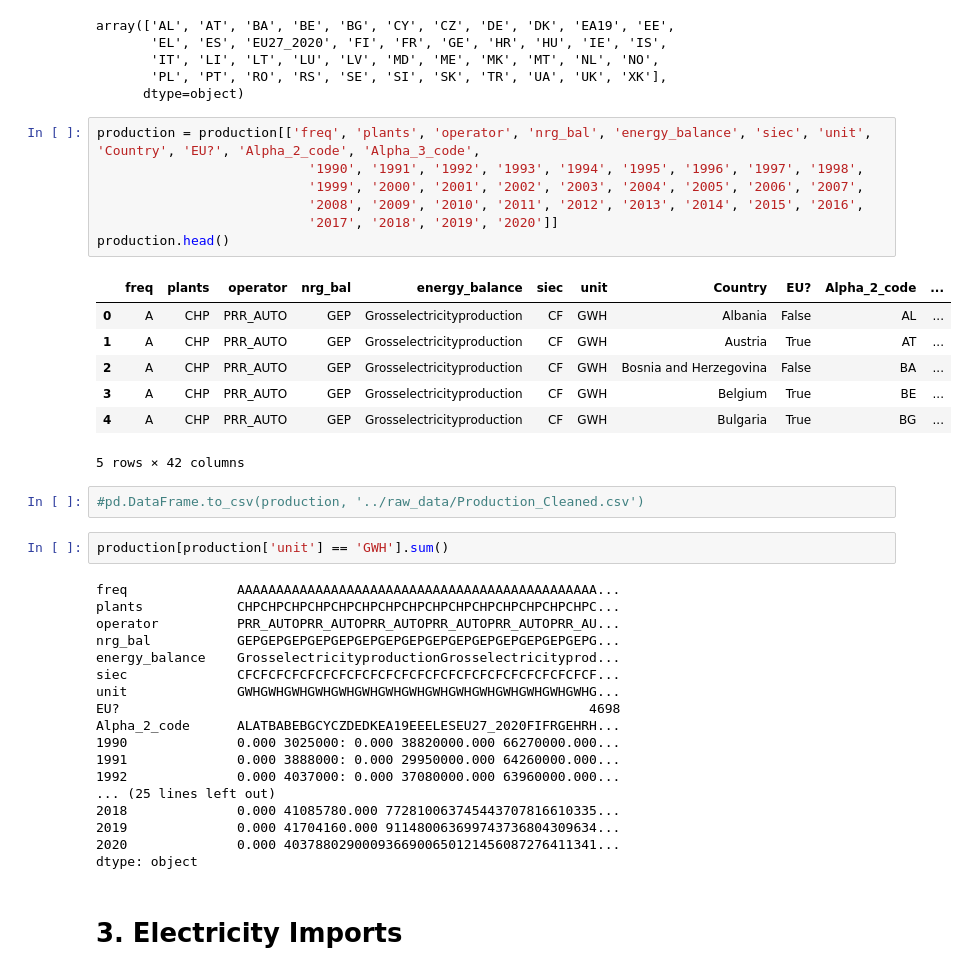
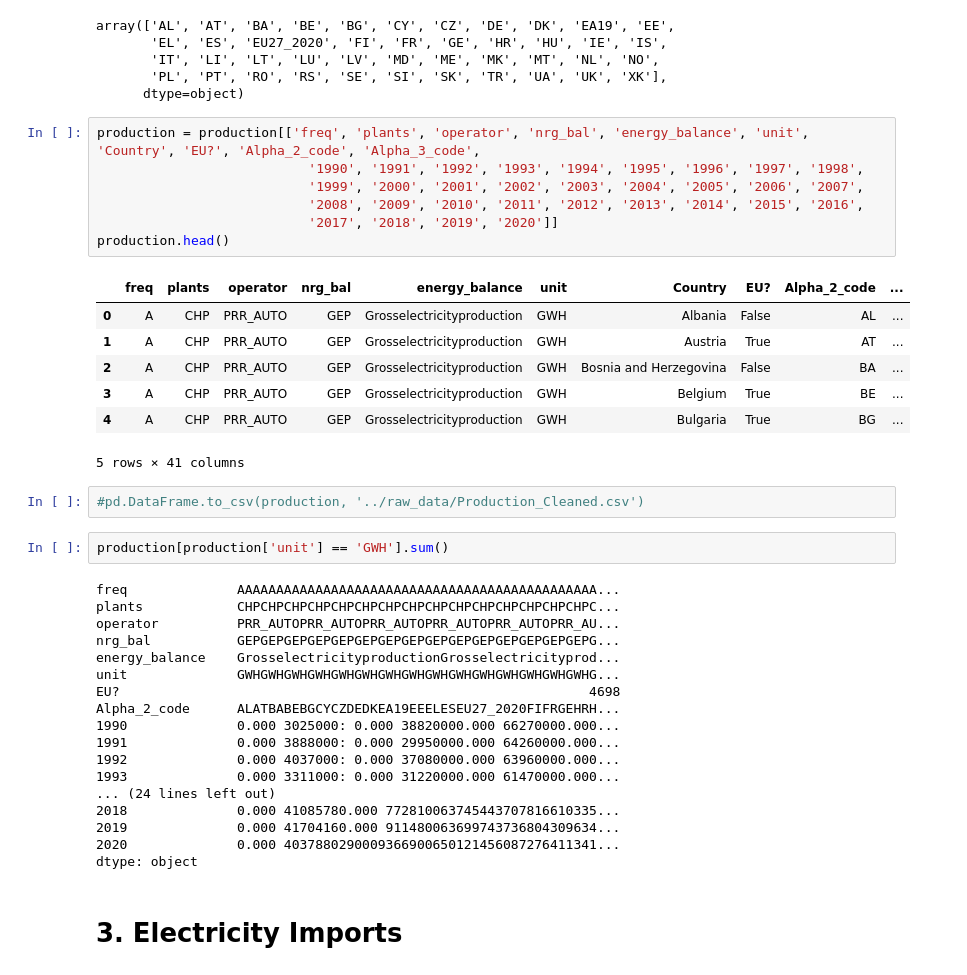
Before and after one commit to SinanSeyhan/green-electricity-project, a Jupyter notebook: notebooks/data_analysis.ipynb, the cells around one changed output. Cells and saved outputs as stored; diff of their text form.

```diff
--- a/notebooks/data_analysis.ipynb
+++ b/notebooks/data_analysis.ipynb
@@ -269,20 +264,20 @@ array(['AL', 'AT', 'BA', 'BE', 'BG', 'CY', 'CZ', 'DE', 'DK', 'EA19', 'EE',
        'PL', 'PT', 'RO', 'RS', 'SE', 'SI', 'SK', 'TR', 'UA', 'UK', 'XK'],
       dtype=object)
 # %%
-production = production[['freq', 'plants', 'operator', 'nrg_bal', 'energy_balance', 'siec', 'unit', 'Country', 'EU?', 'Alpha_2_code', 'Alpha_3_code',
+production = production[['freq', 'plants', 'operator', 'nrg_bal', 'energy_balance', 'unit', 'Country', 'EU?', 'Alpha_2_code', 'Alpha_3_code',
                            '1990', '1991', '1992', '1993', '1994', '1995', '1996', '1997', '1998',
                            '1999', '2000', '2001', '2002', '2003', '2004', '2005', '2006', '2007',
                            '2008', '2009', '2010', '2011', '2012', '2013', '2014', '2015', '2016',
                            '2017', '2018', '2019', '2020']]
 production.head()
 # %% [output]
-|  | freq | plants | operator | nrg_bal | energy_balance | siec | unit | Country | EU? | Alpha_2_code | ... |
-| 0 | A | CHP | PRR_AUTO | GEP | Grosselectricityproduction | CF | GWH | Albania | False | AL | ... |
-| 1 | A | CHP | PRR_AUTO | GEP | Grosselectricityproduction | CF | GWH | Austria | True | AT | ... |
-| 2 | A | CHP | PRR_AUTO | GEP | Grosselectricityproduction | CF | GWH | Bosnia and Herzegovina | False | BA | ... |
-| 3 | A | CHP | PRR_AUTO | GEP | Grosselectricityproduction | CF | GWH | Belgium | True | BE | ... |
-| 4 | A | CHP | PRR_AUTO | GEP | Grosselectricityproduction | CF | GWH | Bulgaria | True | BG | ... |
+|  | freq | plants | operator | nrg_bal | energy_balance | unit | Country | EU? | Alpha_2_code | ... |
+| 0 | A | CHP | PRR_AUTO | GEP | Grosselectricityproduction | GWH | Albania | False | AL | ... |
+| 1 | A | CHP | PRR_AUTO | GEP | Grosselectricityproduction | GWH | Austria | True | AT | ... |
+| 2 | A | CHP | PRR_AUTO | GEP | Grosselectricityproduction | GWH | Bosnia and Herzegovina | False | BA | ... |
+| 3 | A | CHP | PRR_AUTO | GEP | Grosselectricityproduction | GWH | Belgium | True | BE | ... |
+| 4 | A | CHP | PRR_AUTO | GEP | Grosselectricityproduction | GWH | Bulgaria | True | BG | ... |
-5 rows × 42 columns
+5 rows × 41 columns
 # %%
 #pd.DataFrame.to_csv(production, '../raw_data/Production_Cleaned.csv')
 # %%
@@ -293,14 +288,14 @@ plants            CHPCHPCHPCHPCHPCHPCHPCHPCHPCHPCHPCHPCHPCHPCHPC...
 operator          PRR_AUTOPRR_AUTOPRR_AUTOPRR_AUTOPRR_AUTOPRR_AU...
 nrg_bal           GEPGEPGEPGEPGEPGEPGEPGEPGEPGEPGEPGEPGEPGEPGEPG...
 energy_balance    GrosselectricityproductionGrosselectricityprod...
-siec              CFCFCFCFCFCFCFCFCFCFCFCFCFCFCFCFCFCFCFCFCFCFCF...
 unit              GWHGWHGWHGWHGWHGWHGWHGWHGWHGWHGWHGWHGWHGWHGWHG...
 EU?                                                            4698
 Alpha_2_code      ALATBABEBGCYCZDEDKEA19EEELESEU27_2020FIFRGEHRH...
 1990              0.000 3025000: 0.000 38820000.000 66270000.000...
 1991              0.000 3888000: 0.000 29950000.000 64260000.000...
 1992              0.000 4037000: 0.000 37080000.000 63960000.000...
-... (25 lines left out)
+1993              0.000 3311000: 0.000 31220000.000 61470000.000...
+... (24 lines left out)
 2018              0.000 41085780.000 772810063745443707816610335...
 2019              0.000 41704160.000 911480063699743736804309634...
 2020              0.000 4037880290009366900650121456087276411341...
```
Also changed, not shown: parts of 9 cells of this notebook.
